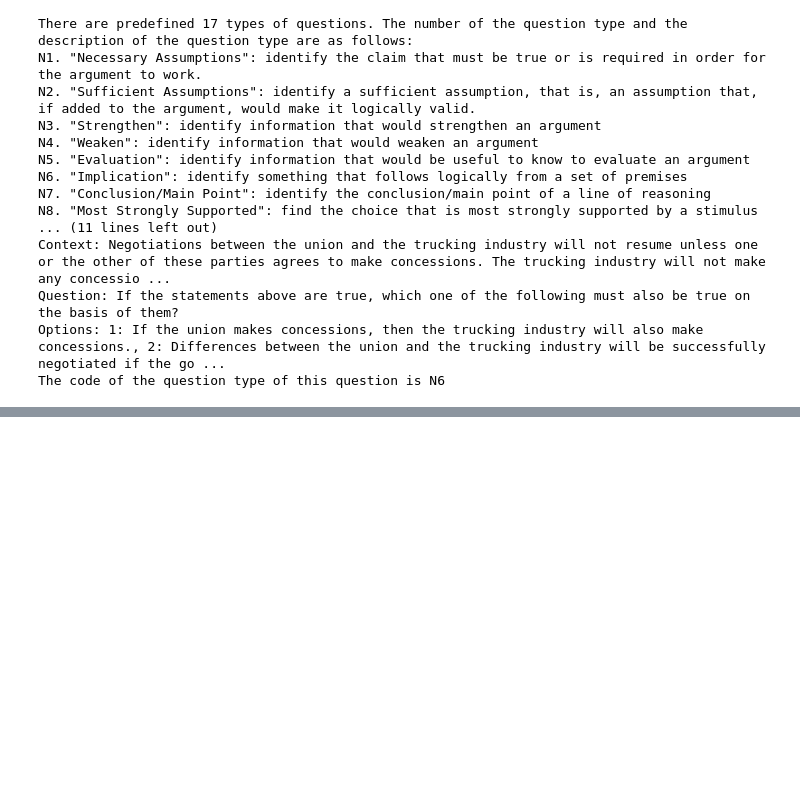
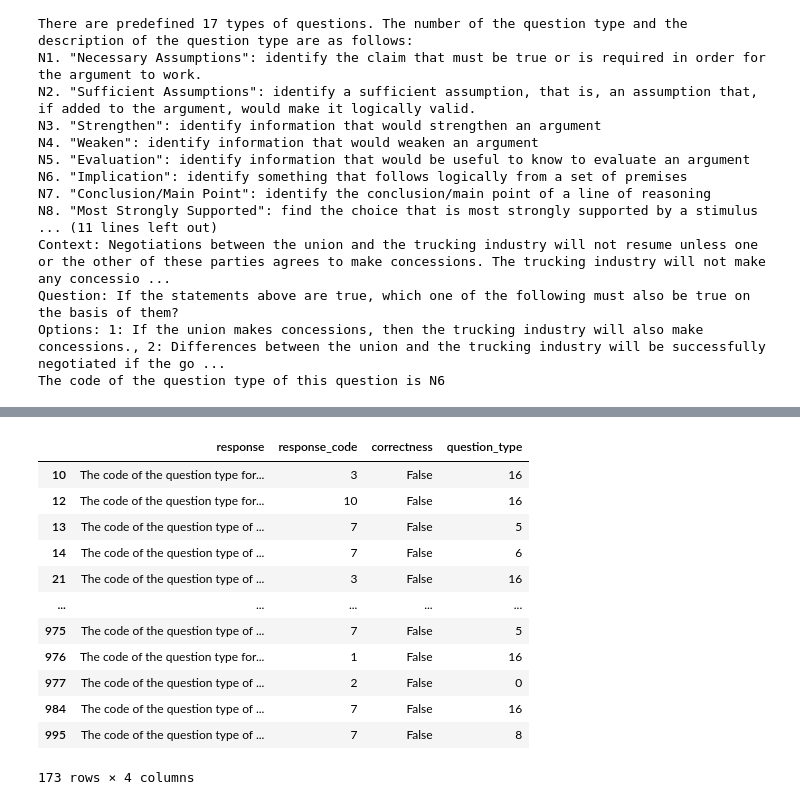
Before and after one commit to JaehyeokLee-119/experiment_rule, a Jupyter notebook: GPT_inference/exercise.ipynb, the cells around one changed output, grey strips where cells are left out. Cells and saved outputs as stored; diff of their text form; code cells hidden in the pictures; blank space fills up the shorter version.

```diff
--- a/GPT_inference/exercise.ipynb
+++ b/GPT_inference/exercise.ipynb
@@ -120,0 +322,21 @@ AttributeError: 'DataFrame' object has no attribute 'label'
+# %%
+# data['correctness']가 False인 것들
+data_false = data[data.correctness == False]
+# response, response_code, correctness, question_type
+data_false = data_false[['response', 'response_code', 'correctness', 'question_type']]
+# %%
+data_false
+# %% [output]
+|  | response | response_code | correctness | question_type |
+| 10 | The code of the question type for... | 3 | False | 16 |
+| 12 | The code of the question type for... | 10 | False | 16 |
+| 13 | The code of the question type of ... | 7 | False | 5 |
+| 14 | The code of the question type of ... | 7 | False | 6 |
+| 21 | The code of the question type of ... | 3 | False | 16 |
+| ... | ... | ... | ... | ... |
+| 975 | The code of the question type of ... | 7 | False | 5 |
+| 976 | The code of the question type for... | 1 | False | 16 |
+| 977 | The code of the question type of ... | 2 | False | 0 |
+| 984 | The code of the question type of ... | 7 | False | 16 |
+| 995 | The code of the question type of ... | 7 | False | 8 |
+173 rows × 4 columns
```
Also changed, not shown: parts of 15 cells of this notebook, 7 other files.
